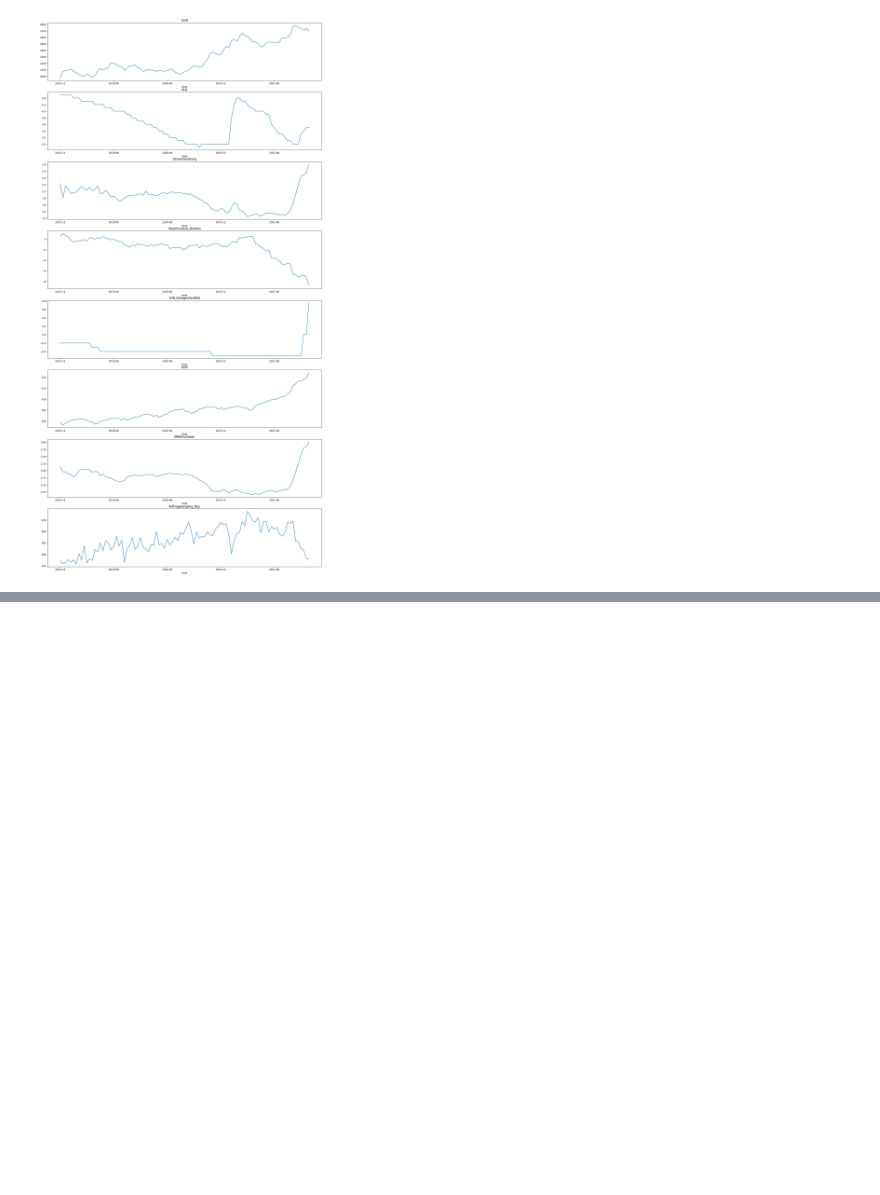
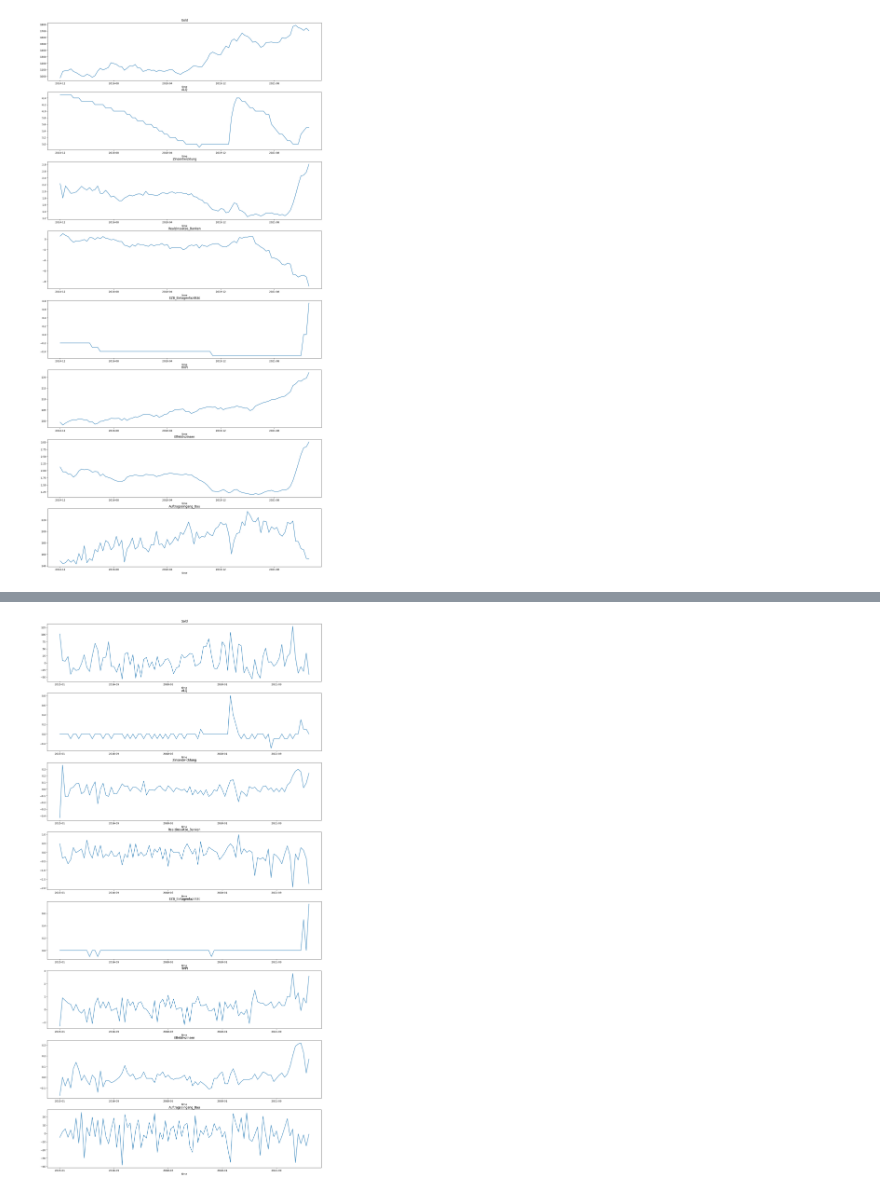
Before and after one commit to julianhilgemann/accelerare, a Jupyter notebook: POC BBK.ipynb, the cells around one changed output, grey strips where cells are left out. Cells and saved outputs as stored; diff of their text form; code cells hidden in the pictures; blank space fills up the shorter version.

```diff
--- a/POC BBK.ipynb
+++ b/POC BBK.ipynb
@@ -115,3 +116,9 @@ for key in Keys_All:
 DTF = pd.concat(values,axis=1,join="inner")
 del values
 #DTF.describe()
+# %%
+# First differences
+# Offset by one element since first Row will be NaN and methods wont work properly
+
+DTF_Diffed = DTF.diff()[1:]
+DTF_Diffed.head()
@@ -137,0 +166,16 @@ plt.show()
+# %%
+##### Plot differenced Time Series to analyze for correlations
+
+fig, axs = plt.subplots(len(DTF_Diffed.columns), 1, figsize=(20, 40))
+
+# Iterate over the columns of the dataframe
+for i, col in enumerate(DTF_Diffed.columns):
+  # Plot each column in a separate subplot
+  DTF_Diffed[col].plot(ax=axs[i])
+  # Set the title of the subplot
+  axs[i].set_title(col)
+
+# Show the plot
+plt.show()
+# %% [output]
+[figure, added]
```
Also changed, not shown: parts of 10 cells of this notebook.
